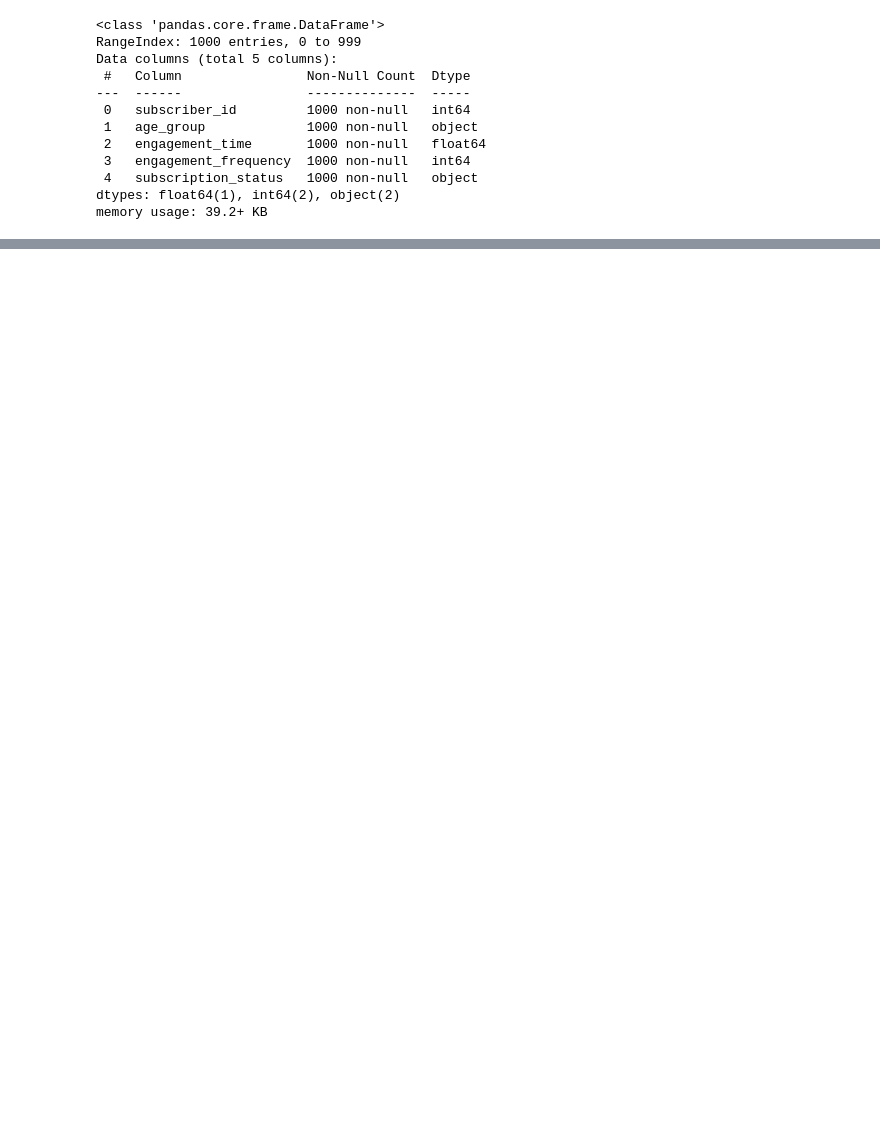
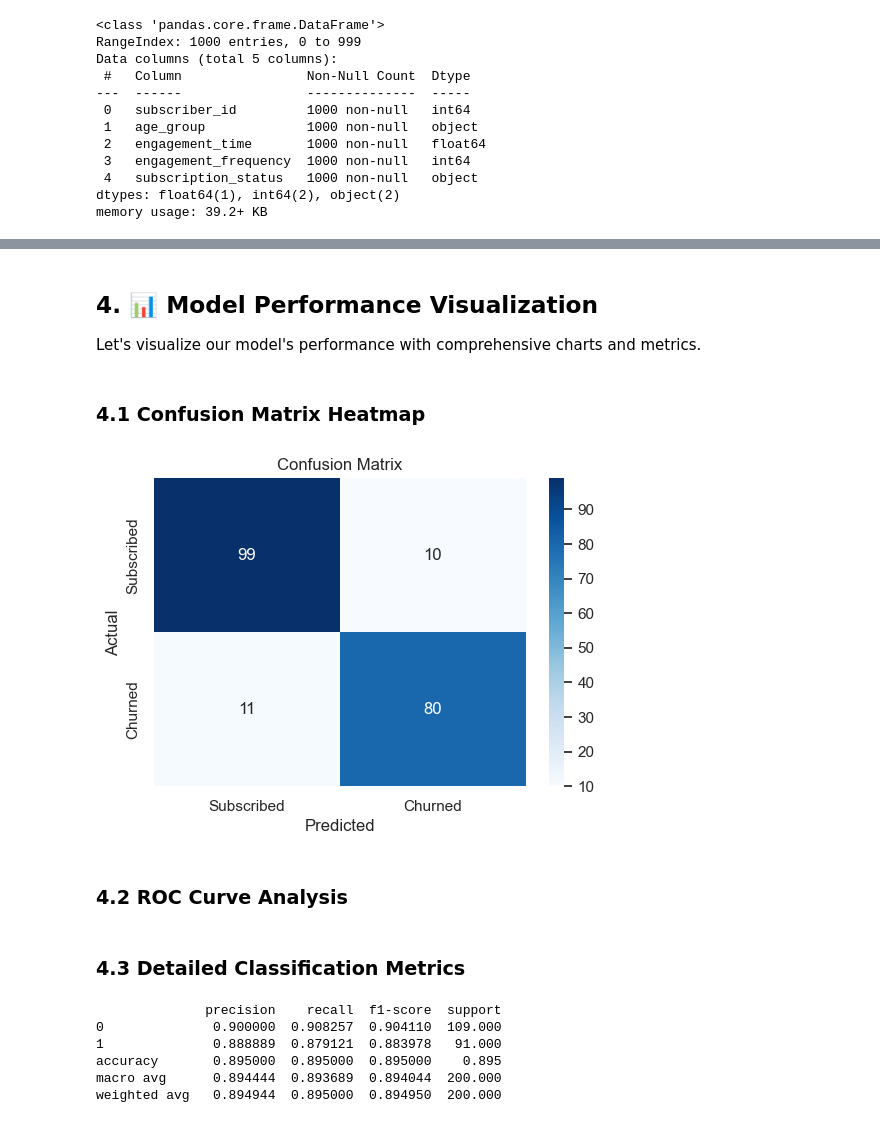
Before and after one commit to pafumat/Churn-Analysis, a Jupyter notebook: customer_churn_analysis.ipynb, the cells around one changed output, grey strips where cells are left out. Drawn from its saved outputs; the diff is of its cells as text; code cells hidden in the pictures; blank space fills up the shorter version.

```diff
--- a/customer_churn_analysis.ipynb
+++ b/customer_churn_analysis.ipynb
@@ -49,0 +137,55 @@ memory usage: 39.2+ KB
+# %%
+# Step 3: Define preprocessing pipeline
+categorical_features = ['age_group']
+numerical_features = ['engagement_time', 'engagement_frequency']
+
+preprocessor = ColumnTransformer(transformers=[
+    ('cat', OneHotEncoder(drop='first'), categorical_features),
+    ('num', StandardScaler(), numerical_features)
+])
+
+print("✅ Preprocessing pipeline defined")
+print(f"📊 Categorical features: {categorical_features}")
+print(f"📊 Numerical features: {numerical_features}")
+# %%
+# Step 4: Create and train Random Forest model
+model = Pipeline(steps=[
+    ('preprocessor', preprocessor),
+    ('classifier', RandomForestClassifier(n_estimators=100, max_depth=10, random_state=42))
+])
+
+print("🔄 Training Random Forest model...")
+model.fit(X_train, y_train)
+print("✅ Model training completed!")
+# %%
+# Step 5: Model evaluation
+y_pred = model.predict(X_test)
+y_prob = model.predict_proba(X_test)[:, 1]
+
+print("📊 RANDOM FOREST MODEL PERFORMANCE")
+print("="*50)
+print("\n🎯 Confusion Matrix:")
+print(confusion_matrix(y_test, y_pred))
+print(f"\n📈 Classification Report:")
+print(classification_report(y_test, y_pred))
+print(f"\n🏆 ROC AUC Score: {roc_auc_score(y_test, y_prob):.4f}")
+# %% [markdown]
+## 4. 📊 Model Performance Visualization
+
+Let's visualize our model's performance with comprehensive charts and metrics.
+# %% [markdown]
+### 4.1 Confusion Matrix Heatmap
+# %%
+cm = confusion_matrix(y_test, y_pred)
+plt.figure(figsize=(6, 4))
+sns.heatmap(cm, annot=True, fmt='d', cmap='Blues',
+            xticklabels=['Subscribed', 'Churned'],
+            yticklabels=['Subscribed', 'Churned'])
+plt.xlabel('Predicted')
+plt.ylabel('Actual')
+plt.title('Confusion Matrix')
+plt.show()
+# %% [output]
+[figure, added]
+# %% [markdown]
+### 4.2 ROC Curve Analysis
@@ -49,0 +212,13 @@ memory usage: 39.2+ KB
+# %% [markdown]
+### 4.3 Detailed Classification Metrics
+# %%
+report_dict = classification_report(y_test, y_pred, output_dict=True)
+report_df = pd.DataFrame(report_dict).transpose()
+print(report_df)
+# %% [output]
+              precision    recall  f1-score  support
+0              0.900000  0.908257  0.904110  109.000
+1              0.888889  0.879121  0.883978   91.000
+accuracy       0.895000  0.895000  0.895000    0.895
+macro avg      0.894444  0.893689  0.894044  200.000
+weighted avg   0.894944  0.895000  0.894950  200.000
```
Also changed, not shown: parts of 21 cells of this notebook.
